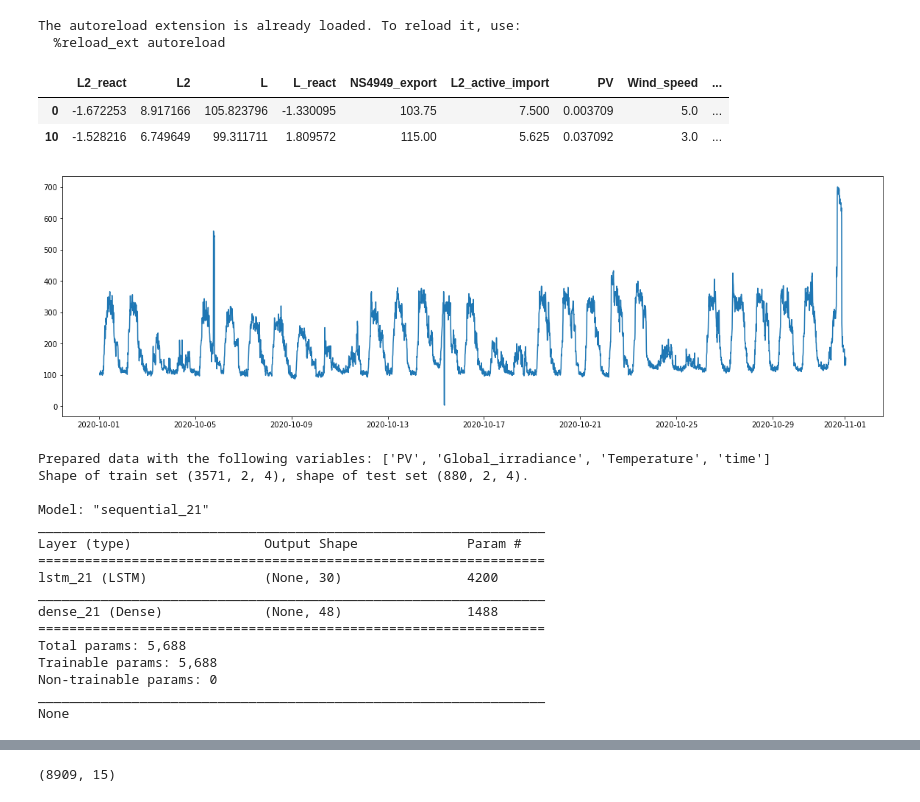
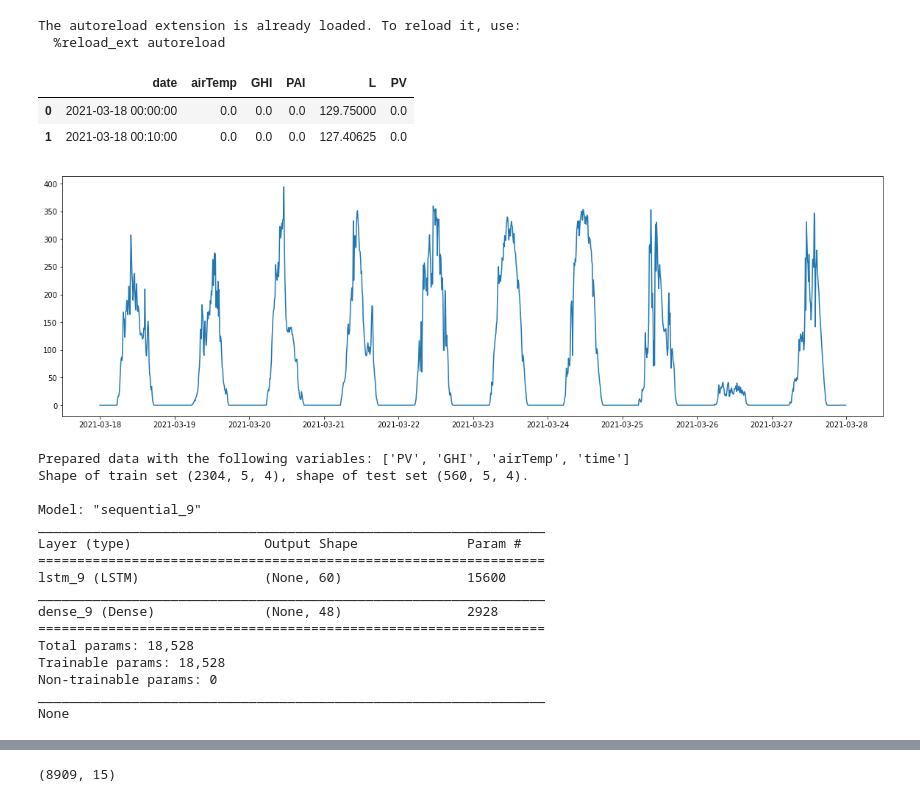
Before and after one commit to theodorhusefest/microgrid-mpc, a Jupyter notebook: data_analysis/lstm.ipynb, the cells around one changed output, grey strips where cells are left out. Drawn from its saved outputs; the diff is of its cells as text; code cells hidden in the pictures.

```diff
--- a/data_analysis/lstm.ipynb
+++ b/data_analysis/lstm.ipynb
@@ -16,35 +16,35 @@ from lstm import LSTM
 The autoreload extension is already loaded. To reload it, use:
   %reload_ext autoreload
 # %%
-data = pd.read_csv("./data/data_oct20.csv", parse_dates = ["date"])
-data = data.iloc[::10]
+data = pd.read_csv("../src/data/8.4_cleaned.csv", parse_dates = ["date"]).fillna(0)
+#data = data.iloc[::10]
 data.head(2)
 # %% [output]
-|  | L2_react | L2 | L | L_react | NS4949_export | L2_active_import | PV | Wind_speed | ... |
-| 0 | -1.672253 | 8.917166 | 105.823796 | -1.330095 | 103.75 | 7.500 | 0.003709 | 5.0 | ... |
-| 10 | -1.528216 | 6.749649 | 99.311711 | 1.809572 | 115.00 | 5.625 | 0.037092 | 3.0 | ... |
+|  | date | airTemp | GHI | PAI | L | PV |
+| 0 | 2021-03-18 00:00:00 | 0.0 | 0.0 | 0.0 | 129.75000 | 0.0 |
+| 1 | 2021-03-18 00:10:00 | 0.0 | 0.0 | 0.0 | 127.40625 | 0.0 |
 # %%
 plt.figure(figsize = (20, 6))
-plt.plot(data.date, data.L)
+plt.plot(data.date, data.PV)
 plt.show()
 # %% [output]
-[figure, old version]
+[figure, new version]
 # %%
-lstm = LSTM("./data/data_oct20.csv", "PV", ["Global_irradiance", "Temperature", "time"], 2, 12, lstm_nodes= 30, sample_rate = 10, clean=50)
+lstm = LSTM("../src/data/8.4_cleaned.csv", "PV", ["GHI", "airTemp", "time"], 5, 12, lstm_nodes= 60, sample_rate = 1, clean =False)
 # %% [output]
-Prepared data with the following variables: ['PV', 'Global_irradiance', 'Temperature', 'time']
-Shape of train set (3571, 2, 4), shape of test set (880, 2, 4).
+Prepared data with the following variables: ['PV', 'GHI', 'airTemp', 'time']
+Shape of train set (2304, 5, 4), shape of test set (560, 5, 4).
 
-Model: "sequential_21"
+Model: "sequential_9"
 _________________________________________________________________
 Layer (type)                 Output Shape              Param #
 =================================================================
-lstm_21 (LSTM)               (None, 30)                4200
+lstm_9 (LSTM)                (None, 60)                15600
 _________________________________________________________________
-dense_21 (Dense)             (None, 48)                1488
+dense_9 (Dense)              (None, 48)                2928
 =================================================================
-Total params: 5,688
-Trainable params: 5,688
+Total params: 18,528
+Trainable params: 18,528
 Non-trainable params: 0
 _________________________________________________________________
 None
```
Also changed, not shown: parts of 4 cells of this notebook, 12 other files.
